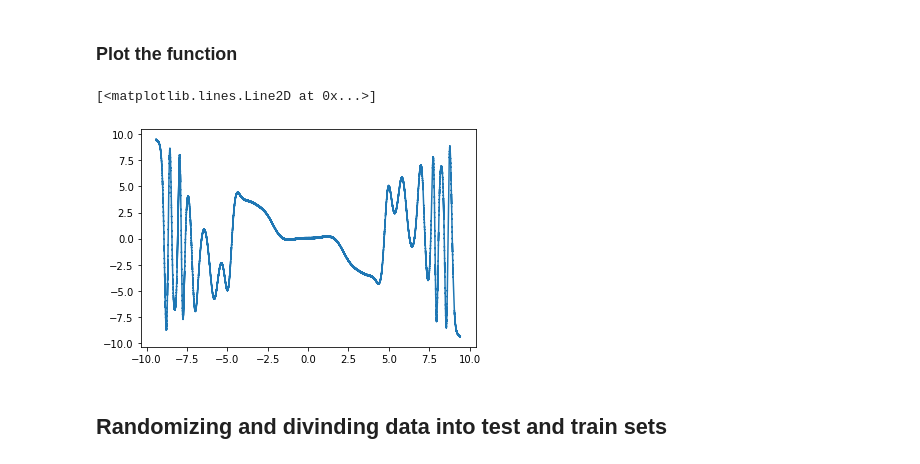
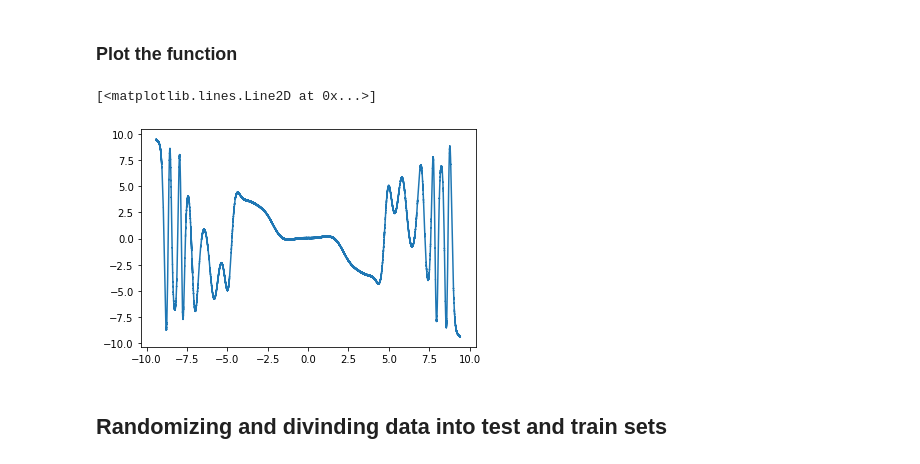
Before and after one commit to sehnemroger/DNN_reg, a Jupyter notebook: deeper_reg_jup.ipynb, the cells around one changed output. Cells and saved outputs as stored; diff of their text form; code cells hidden in the pictures.

```diff
--- a/deeper_reg_jup.ipynb
+++ b/deeper_reg_jup.ipynb
@@ -19,13 +19,13 @@ vf = np.vectorize(function)
 # %%
 init = -3*np.pi
 endval = 3*np.pi
-step = .0001
+step = .0005
 x = np.arange(init,endval+step,step)
 y = vf(x) + .1*np.random.rand(np.size(x))
 plt.plot(x,y)
 # %% [output]
 [<matplotlib.lines.Line2D at 0x...>]
-[figure, old version]
+[figure, new version]
 # %% [markdown]
 ## Randomizing and divinding data into test and train sets
 # %%
```
Also changed, not shown: parts of 10 cells of this notebook, 2 other files.
